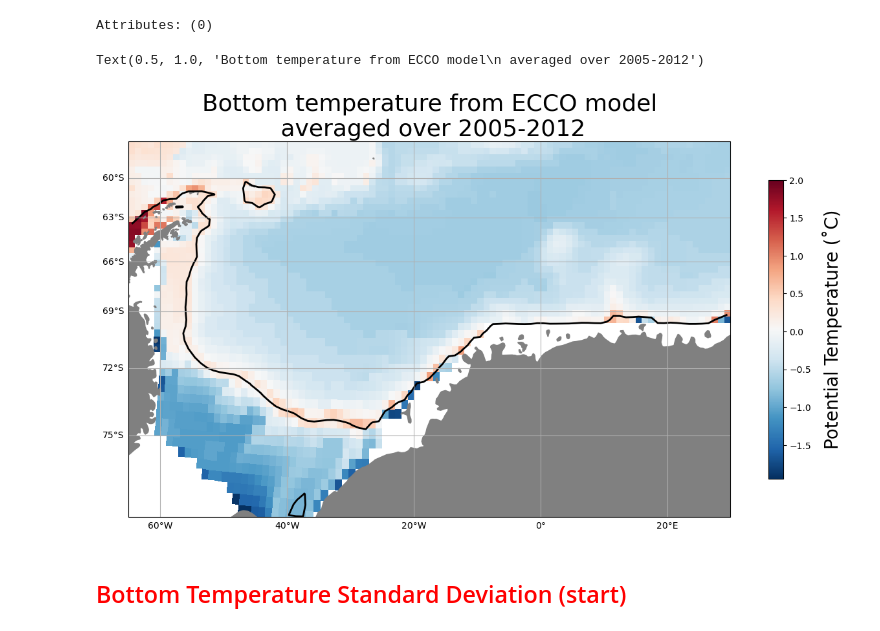
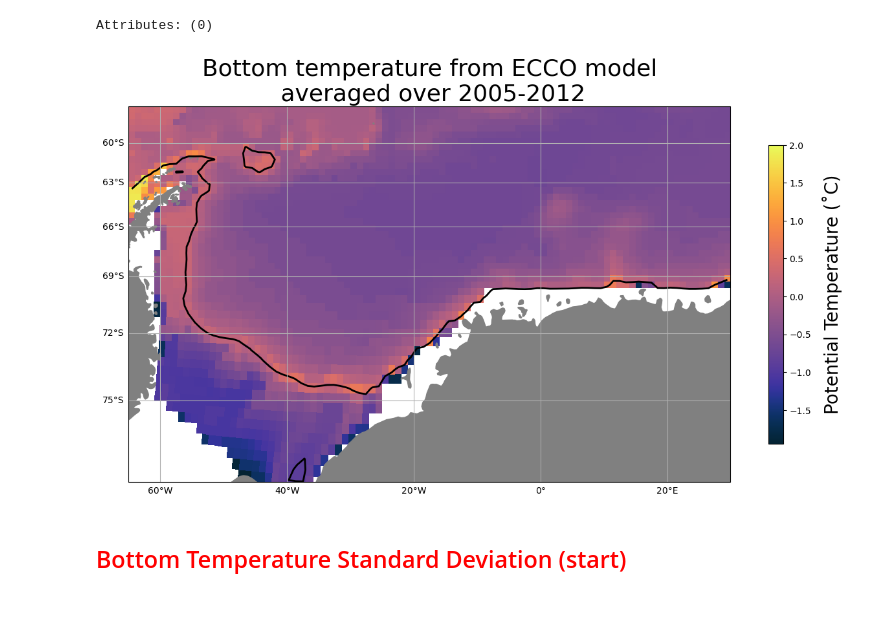
Before and after one commit to shanicetbailey/chapter1, a Jupyter notebook: ECCO-budgets/5_bottom-temp_slt-std-figs.ipynb, the cells around one changed output. Cells and saved outputs as stored; diff of their text form; code cells hidden in the pictures.

```diff
--- a/ECCO-budgets/5_bottom-temp_slt-std-figs.ipynb
+++ b/ECCO-budgets/5_bottom-temp_slt-std-figs.ipynb
@@ -197,35 +218,34 @@ Attributes: (0)
 # %%
 proj = ccrs.Mercator() #with Mercator you can put lat lon values.
 fig, ax = plt.subplots(figsize=(15, 15), subplot_kw=dict(projection=proj))
 
 ax.set_extent([-65, 30, -78, -57], crs=ccrs.PlateCarree())
 
 ax.add_feature(cfeature.NaturalEarthFeature('physical', 'land', '50m',
                                         edgecolor='face',
                                         facecolor='0.5'))
 #1000m isobath
 ax.contour(lon, lat, coords.Depth, levels=[1000], colors='k', linewidths=2, transform=ccrs.PlateCarree())
 
-im = ax.pcolormesh(lon, lat, bottom_temp_wg_mean.where(surface_mask), transform=ccrs.PlateCarree(), cmap='RdBu_r', vmax=2)
+im = ax.pcolormesh(lon, lat, bottom_temp_wg_mean.where(surface_mask), transform=ccrs.PlateCarree(), cmap=cmo.thermal, vmax=2)
 cb = fig.colorbar(im, ax=ax, shrink=0.4)
 cb.set_label("Potential Temperature (˚C)", labelpad=12, fontsize=20)
 
 g1 = ax.gridlines(crs=ccrs.PlateCarree(), draw_labels=True)
 g1.xlabels_top = False
 g1.ylabels_right = False
 
 #ax.text(-0.07, 0.55, 'Latitude', va='bottom', ha='center',
 #        rotation='vertical', rotation_mode='anchor',
 #        transform=ax.transAxes, fontsize=12)
 #ax.text(0.5, -0.13, 'Longitude', va='bottom', ha='center',
 #        rotation='horizontal', rotation_mode='anchor',
 #        transform=ax.transAxes, fontsize=12)
 
 plt.title('Bottom temperature from ECCO model\n averaged over 2005-2012', fontsize=26)
-#plt.savefig('bot-temp-ecco-1kmisobath.pdf');
+plt.savefig('bot-temp-ecco-1kmisobath.pdf', transparent=True);
 # %% [output]
-Text(0.5, 1.0, 'Bottom temperature from ECCO model\n averaged over 2005-2012')
-[figure, old version]
+[figure, new version]
 # %% [markdown]
 ## <span style='color:Red'> Bottom Temperature Standard Deviation (start)
 # %%
```
Also changed, not shown: parts of 20 cells of this notebook, 3 other files.
